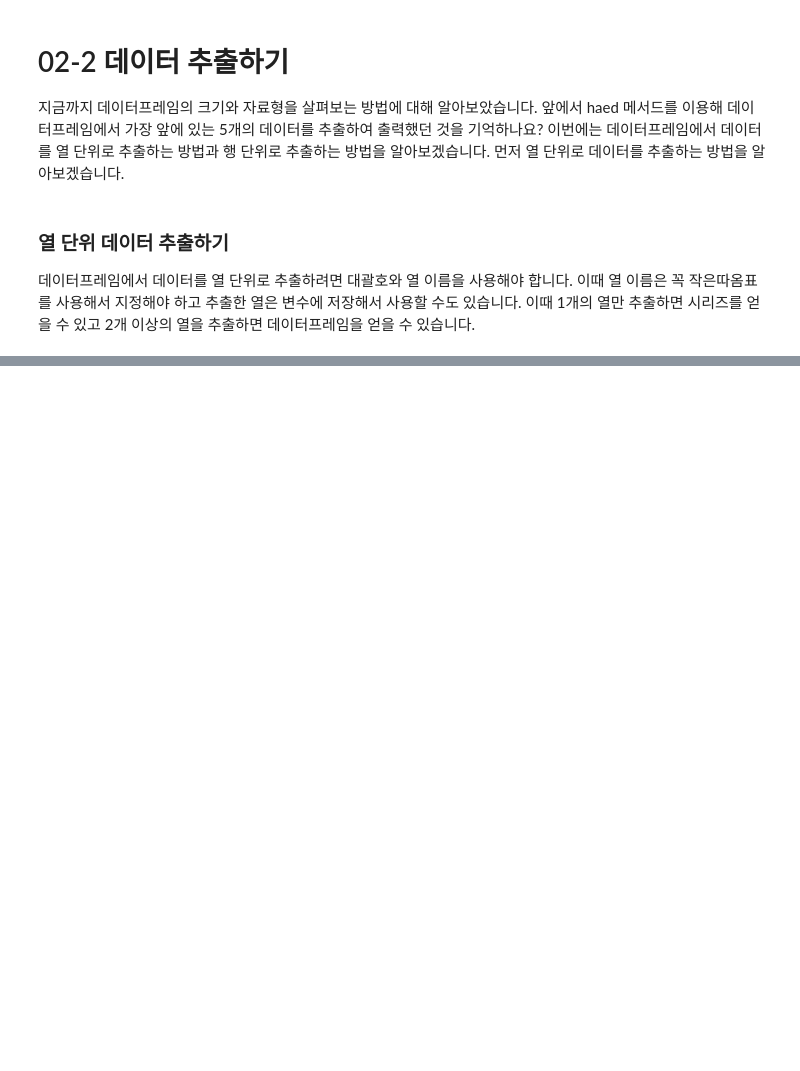
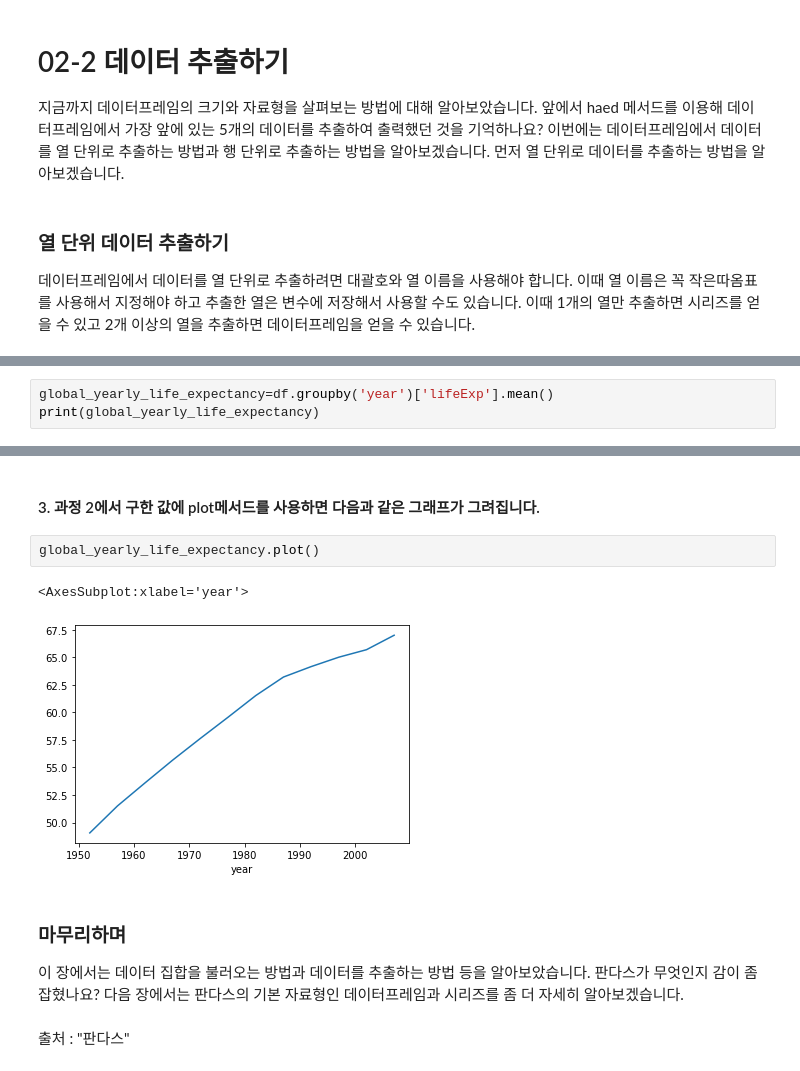
Before and after one commit to choiuikang/do_it_pandas, a Jupyter notebook: chapter_02-1.ipynb, the cells around one changed output, grey strips where cells are left out. Cells and saved outputs as stored; diff of their text form; blank space fills up the shorter version.

```diff
--- a/chapter_02-1.ipynb
+++ b/chapter_02-1.ipynb
@@ -96,0 +547,3 @@ datetime64$\qquad$$\;$$\;$$\;$$\;$datetime$\qquad$$\qquad$$\;$$\;$$\;$$\;$$\;$
+# %%
+global_yearly_life_expectancy=df.groupby('year')['lifeExp'].mean()
+print(global_yearly_life_expectancy)
@@ -96,0 +565,12 @@ datetime64$\qquad$$\;$$\;$$\;$$\;$datetime$\qquad$$\qquad$$\;$$\;$$\;$$\;$$\;$
+# %% [markdown]
+#### 3. 과정 2에서 구한 값에 plot메서드를 사용하면 다음과 같은 그래프가 그려집니다.
+# %%
+global_yearly_life_expectancy.plot()
+# %% [output]
+<AxesSubplot:xlabel='year'>
+[figure, added]
+# %% [markdown]
+### 마무리하며
+이 장에서는 데이터 집합을 불러오는 방법과 데이터를 추출하는 방법 등을 알아보았습니다. 판다스가 무엇인지 감이 좀 잡혔나요? 다음 장에서는 판다스의 기본 자료형인 데이터프레임과 시리즈를 좀 더 자세히 알아보겠습니다.
+# %% [markdown]
+출처 : "판다스"
```
Also changed, not shown: parts of 76 cells of this notebook.
